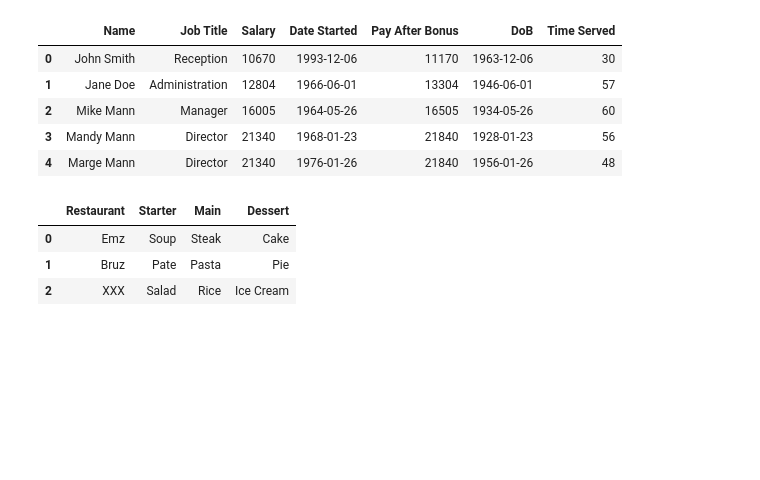
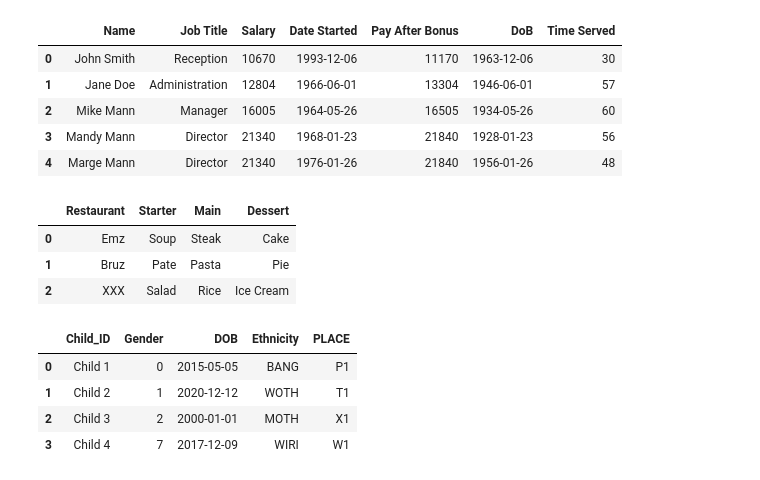
Before and after one commit to data-to-insight/ERN-sessions, a Jupyter notebook: Emma_K/Session_1.ipynb, the cells around one changed output. Drawn from its saved outputs; the diff is of its cells as text; code cells hidden in the pictures; blank space fills up the shorter version.

```diff
--- a/Emma_K/Session_1.ipynb
+++ b/Emma_K/Session_1.ipynb
@@ -425,3 +425,41 @@ eatout_df
 | 0 | Emz | Soup | Steak | Cake |
 | 1 | Bruz | Pate | Pasta | Pie |
 | 2 | XXX | Salad | Rice | Ice Cream |
+# %%
+import pandas as pd
+
+child_info = pd.DataFrame([
+
+    {'Child_ID': 'Child 1',
+     'Gender': '0',
+     'DOB': '05/05/2015',
+     'Ethnicity': 'BANG',
+     'PLACE': 'P1'},
+
+      {'Child_ID': 'Child 2',
+     'Gender': '1',
+     'DOB': '12/12/2020',
+     'Ethnicity': 'WOTH',
+     'PLACE': 'T1'},
+
+       {'Child_ID': 'Child 3',
+     'Gender': '2',
+     'DOB': '01/01/2000',
+     'Ethnicity': 'MOTH',
+     'PLACE': 'X1'},
+
+       {'Child_ID': 'Child 4',
+     'Gender': '7',
+     'DOB': '09/12/2017',
+     'Ethnicity': 'WIRI',
+     'PLACE': 'W1'},
+])
+
+child_info['DOB'] = pd.to_datetime(child_info['DOB'], format='%d/%m/%Y')
+child_info
+# %% [output]
+|  | Child_ID | Gender | DOB | Ethnicity | PLACE |
+| 0 | Child 1 | 0 | 2015-05-05 | BANG | P1 |
+| 1 | Child 2 | 1 | 2020-12-12 | WOTH | T1 |
+| 2 | Child 3 | 2 | 2000-01-01 | MOTH | X1 |
+| 3 | Child 4 | 7 | 2017-12-09 | WIRI | W1 |
```
Also changed, not shown: parts of 7 cells of this notebook, 1 other file.
